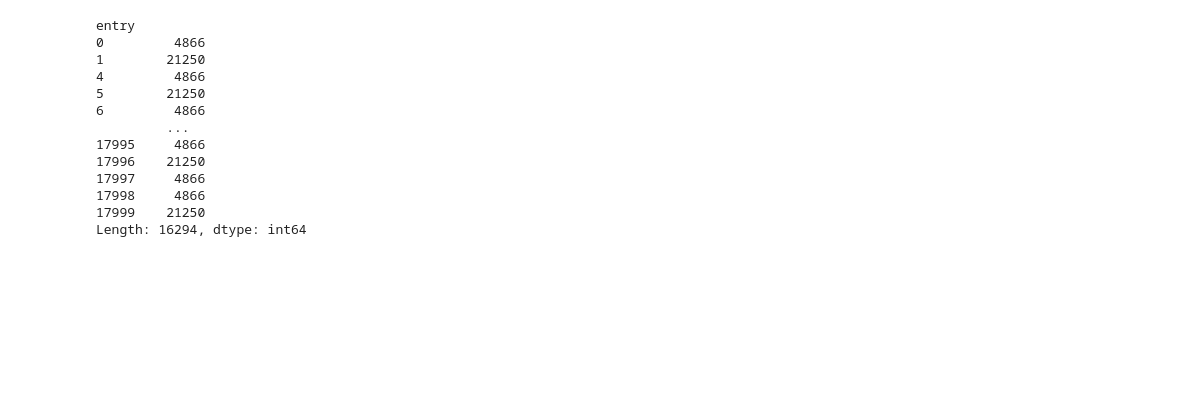
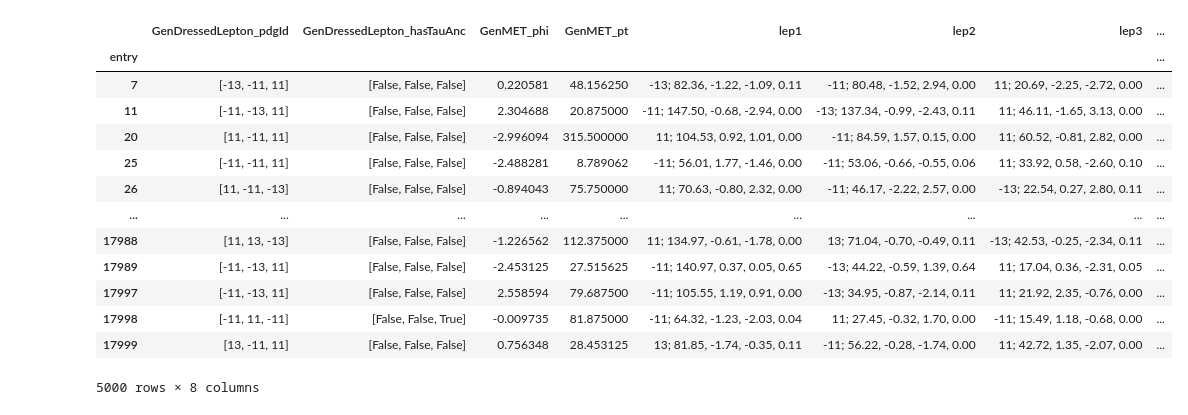
Before and after one commit to kdlong/WZVBS_MVAstudies, a Jupyter notebook: genLevel.ipynb, the cells around one changed output. Drawn from its saved outputs; the diff is of its cells as text; code cells hidden in the pictures; blank space fills up the shorter version.

```diff
--- a/genLevel.ipynb
+++ b/genLevel.ipynb
@@ -29,2 +50,5 @@ df = processor.LazyDataFrame(tree, stride=200000, index=0)
+# %%
+readvars = ["*GenDressedLepton*", "GenMET*"]
+tree = ewwz_file['Events']
 # %%
 pandas_df = tree.pandas.df(readvars, flatten=False)
@@ -51,3 +55,5 @@ slimmed_df
+# %%
+df = pandas_df[pandas_df.nGenDressedLepton==3]
 # %%
 pandas.options.mode.chained_assignment = None
-slimmed_df["leps"] = slimmed_df.apply(lambda x: getLorentz(x), axis=1)
+df["leps"] = df.apply(lambda x: getLorentz(x), axis=1)
@@ -71,5 +60,6 @@ slimmed_df[slimmed_df["leps"].apply(lambda x: len(x) >= 3)]
 # %%
 for i in range(3):
-    slimmed_df["lep%i" % (i+1)] = slimmed_df.apply(lambda x: x['leps'][i],
-                                axis=1)
+    df["lep%i" %(i+1)] = df["leps"].apply(lambda x: x[i])
+filtered_df = df.drop(["nGenDressedLepton", "GenDressedLepton_pt", "GenDressedLepton_eta", "GenDressedLepton_phi", "GenDressedLepton_mass", "leps"], axis=1)
+filtered_df
 # %% [output]
@@ -94,16 +80,20 @@ slimmed_df
+# %%
+filtered_df["massIndices"] = filtered_df.apply(lambda x: bestMass(x), axis=1)
+filtered_df
+# %% [output]
+|  | GenDressedLepton_pdgId | GenDressedLepton_hasTauAnc | GenMET_phi | GenMET_pt | lep1 | lep2 | lep3 | ... |
+| entry |  |  |  |  |  |  |  | ... |
+| 7 | [-13, -11, 11] | [False, False, False] | 0.220581 | 48.156250 | -13; 82.36, -1.22, -1.09, 0.11 | -11; 80.48, -1.52, 2.94, 0.00 | 11; 20.69, -2.25, -2.72, 0.00 | ... |
+| 11 | [-11, -13, 11] | [False, False, False] | 2.304688 | 20.875000 | -11; 147.50, -0.68, -2.94, 0.00 | -13; 137.34, -0.99, -2.43, 0.11 | 11; 46.11, -1.65, 3.13, 0.00 | ... |
+| 20 | [11, -11, 11] | [False, False, False] | -2.996094 | 315.500000 | 11; 104.53, 0.92, 1.01, 0.00 | -11; 84.59, 1.57, 0.15, 0.00 | 11; 60.52, -0.81, 2.82, 0.00 | ... |
+| 25 | [-11, -11, 11] | [False, False, False] | -2.488281 | 8.789062 | -11; 56.01, 1.77, -1.46, 0.00 | -11; 53.06, -0.66, -0.55, 0.06 | 11; 33.92, 0.58, -2.60, 0.10 | ... |
+| 26 | [11, -11, -13] | [False, False, False] | -0.894043 | 75.750000 | 11; 70.63, -0.80, 2.32, 0.00 | -11; 46.17, -2.22, 2.57, 0.00 | -13; 22.54, 0.27, 2.80, 0.11 | ... |
+| ... | ... | ... | ... | ... | ... | ... | ... | ... |
+| 17988 | [11, 13, -13] | [False, False, False] | -1.226562 | 112.375000 | 11; 134.97, -0.61, -1.78, 0.00 | 13; 71.04, -0.70, -0.49, 0.11 | -13; 42.53, -0.25, -2.34, 0.11 | ... |
+| 17989 | [-11, -13, 11] | [False, False, False] | -2.453125 | 27.515625 | -11; 140.97, 0.37, 0.05, 0.65 | -13; 44.22, -0.59, 1.39, 0.64 | 11; 17.04, 0.36, -2.31, 0.05 | ... |
+| 17997 | [-11, -13, 11] | [False, False, False] | 2.558594 | 79.687500 | -11; 105.55, 1.19, 0.91, 0.00 | -13; 34.95, -0.87, -2.14, 0.11 | 11; 21.92, 2.35, -0.76, 0.00 | ... |
+| 17998 | [-11, 11, -11] | [False, False, True] | -0.009735 | 81.875000 | -11; 64.32, -1.23, -2.03, 0.04 | 11; 27.45, -0.32, 1.70, 0.00 | -11; 15.49, 1.18, -0.68, 0.00 | ... |
+| 17999 | [13, -11, 11] | [False, False, False] | 0.756348 | 28.453125 | 13; 81.85, -1.74, -0.35, 0.11 | -11; 56.22, -0.28, -1.74, 0.00 | 11; 42.72, 1.35, -2.07, 0.00 | ... |
+5000 rows × 8 columns
 # %%
-slimmed_df.apply(lambda x: x['nGenPart'] > 0 and x['GenPart_statusFlags'][0]<<1, axis=1)
+filtered_df["zCand"] = filtered_df.apply(lambda x: x["lep%i" % x["massIndices"][0]].getP4() + x["lep%i" % x["massIndices"][1]].getP4(), axis=1)
-# %% [output]
-entry
-0         4866
-1        21250
-4         4866
-5        21250
-6         4866
-         ...
-17995     4866
-17996    21250
-17997     4866
-17998     4866
-17999    21250
-Length: 16294, dtype: int64
```
Also changed, not shown: parts of 18 cells of this notebook.
